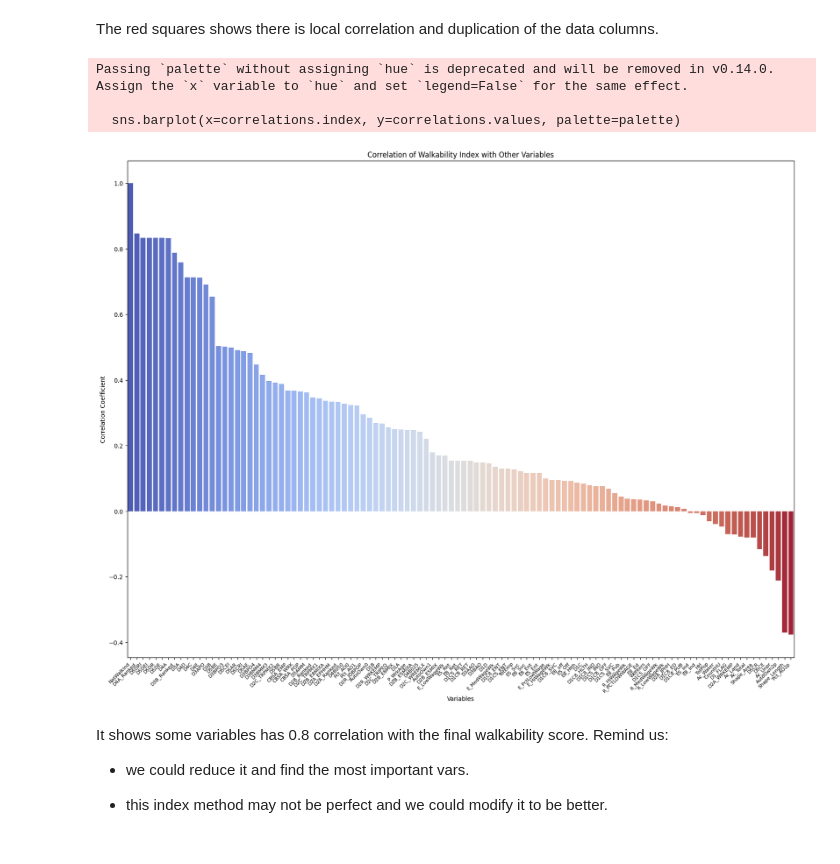
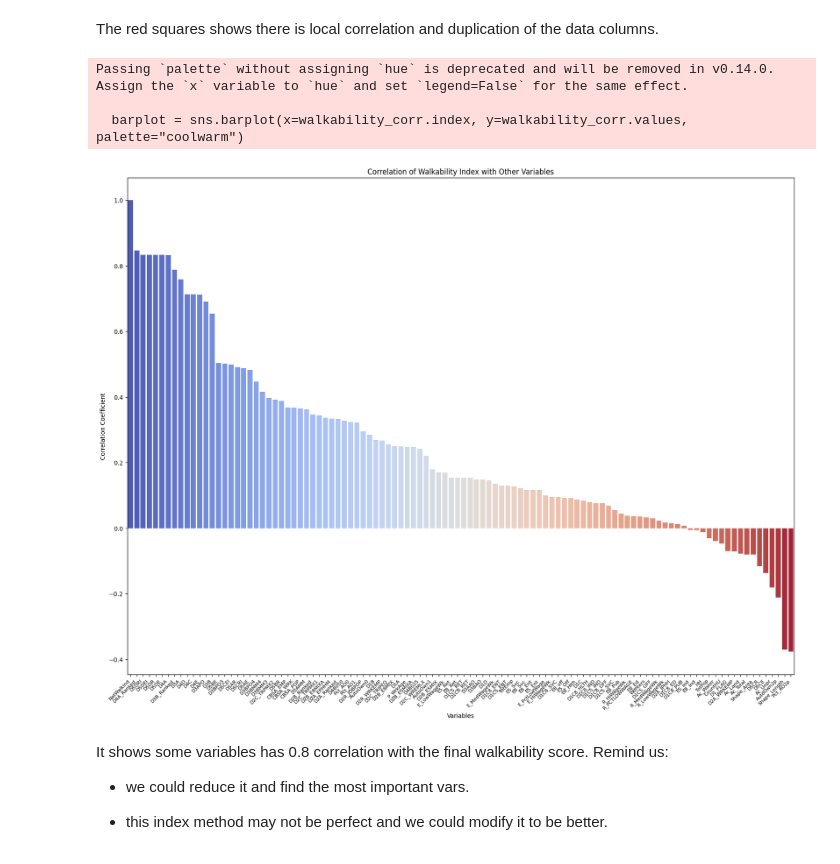
Before and after one commit to zhou-ziyan/ECE143Project, a Jupyter notebook: ECE_143_Final_Project.ipynb, the cells around one changed output. Cells and saved outputs as stored; diff of their text form; code cells hidden in the pictures.

```diff
--- a/ECE_143_Final_Project.ipynb
+++ b/ECE_143_Final_Project.ipynb
@@ -78,15 +112,25 @@ corr_matrix = cm.plot_correlation_matrix(walkability_df_numeric_data)
 # %% [markdown]
 The red squares shows there is local correlation and duplication of the data columns.
-# %%
-import scripts.correlation_barplot as cb
-
-walkability_corr = cb.sort_correlations(corr_matrix, "NatWalkInd")
-cb.plot_correlation_barplot(walkability_corr)
-# %% [output]
-Passing `palette` without assigning `hue` is deprecated and will be removed in v0.14.0. Assign the `x` variable to `hue` and set `legend=False` for the same effect.
-
-  sns.barplot(x=correlations.index, y=correlations.values, palette=palette)
-[figure, removed]
+# %%
+walkability_corr = corr_matrix["NatWalkInd"].sort_values(ascending=False)
+
+plt.figure(figsize=(20, 15))
+barplot = sns.barplot(x=walkability_corr.index, y=walkability_corr.values, palette="coolwarm")
+plt.title("Correlation of Walkability Index with Other Variables")
+plt.xlabel("Variables")
+plt.ylabel("Correlation Coefficient")
+plt.xticks(rotation=45)
+plt.xticks(np.arange(len(walkability_corr.index)), walkability_corr.index, fontsize=8, ha='right')
+
+# for index, variable in enumerate(walkability_corr.index):
+#     plt.text(index, walkability_corr.values[index], variable, ha='center', va='bottom', fontsize=8, rotation=45)
+
+plt.show()
+# %% [output]
+Passing `palette` without assigning `hue` is deprecated and will be removed in v0.14.0. Assign the `x` variable to `hue` and set `legend=False` for the same effect.
+
+  barplot = sns.barplot(x=walkability_corr.index, y=walkability_corr.values, palette="coolwarm")
+[figure, added]
 # %% [markdown]
 It shows some variables has 0.8 correlation with the final walkability score. Remind us:
 
```
Also changed, not shown: parts of 60 cells of this notebook, 1 other file.
